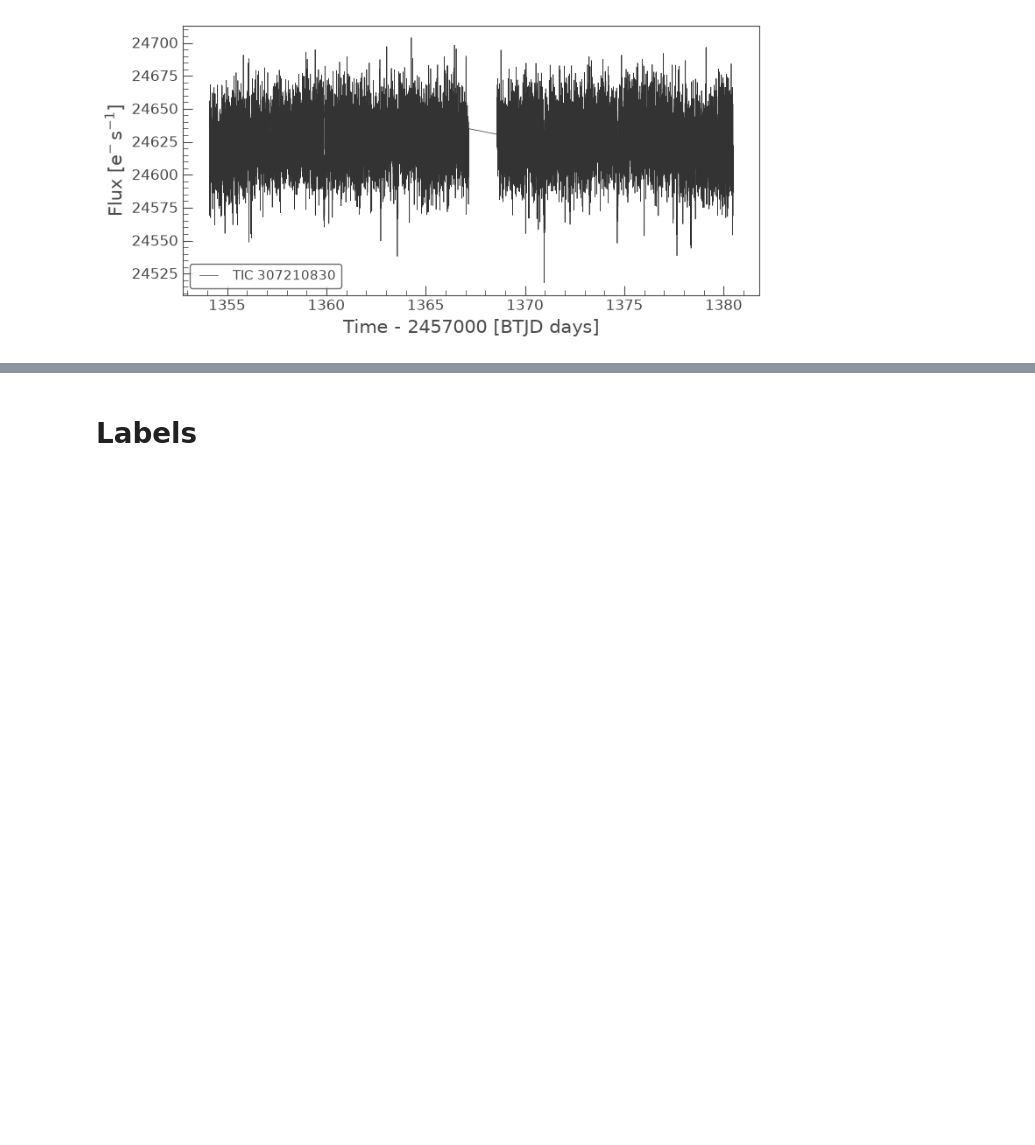
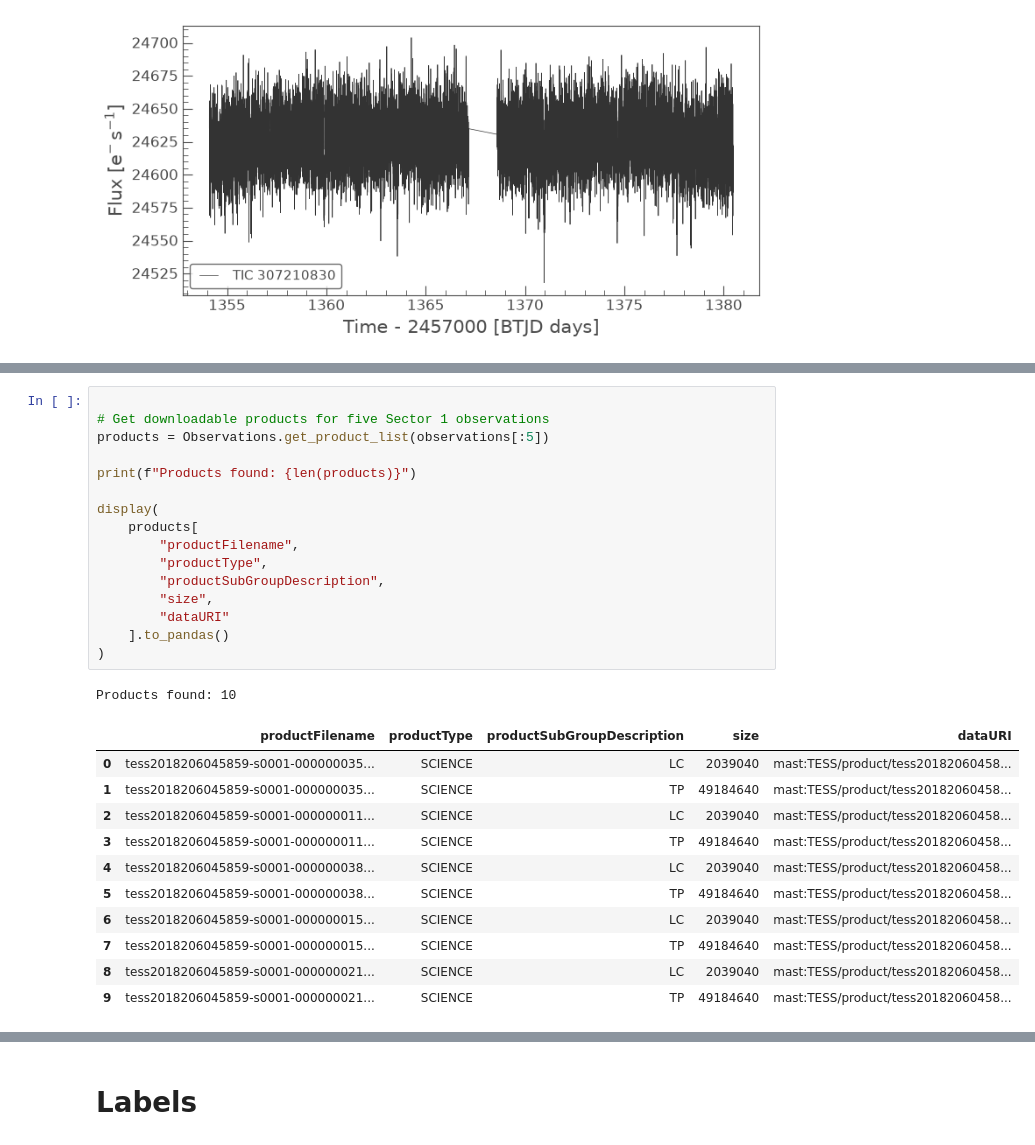
Before and after one commit to MarkJamesDunbar/astro-data-lab, a Jupyter notebook: notebooks/01_search_and_download.ipynb, the cells around one changed output, grey strips where cells are left out. Cells and saved outputs as stored; diff of their text form; blank space fills up the shorter version.

```diff
--- a/notebooks/01_search_and_download.ipynb
+++ b/notebooks/01_search_and_download.ipynb
@@ -105,0 +116,29 @@ display(observations[:5].to_pandas())
+# %%
+
+# Get downloadable products for five Sector 1 observations
+products = Observations.get_product_list(observations[:5])
+
+print(f"Products found: {len(products)}")
+
+display(
+    products[
+        "productFilename",
+        "productType",
+        "productSubGroupDescription",
+        "size",
+        "dataURI"
+    ].to_pandas()
+)
+# %% [output]
+Products found: 10
+|  | productFilename | productType | productSubGroupDescription | size | dataURI |
+| 0 | tess2018206045859-s0001-000000035... | SCIENCE | LC | 2039040 | mast:TESS/product/tess20182060458... |
+| 1 | tess2018206045859-s0001-000000035... | SCIENCE | TP | 49184640 | mast:TESS/product/tess20182060458... |
+| 2 | tess2018206045859-s0001-000000011... | SCIENCE | LC | 2039040 | mast:TESS/product/tess20182060458... |
+| 3 | tess2018206045859-s0001-000000011... | SCIENCE | TP | 49184640 | mast:TESS/product/tess20182060458... |
+| 4 | tess2018206045859-s0001-000000038... | SCIENCE | LC | 2039040 | mast:TESS/product/tess20182060458... |
+| 5 | tess2018206045859-s0001-000000038... | SCIENCE | TP | 49184640 | mast:TESS/product/tess20182060458... |
+| 6 | tess2018206045859-s0001-000000015... | SCIENCE | LC | 2039040 | mast:TESS/product/tess20182060458... |
+| 7 | tess2018206045859-s0001-000000015... | SCIENCE | TP | 49184640 | mast:TESS/product/tess20182060458... |
+| 8 | tess2018206045859-s0001-000000021... | SCIENCE | LC | 2039040 | mast:TESS/product/tess20182060458... |
+| 9 | tess2018206045859-s0001-000000021... | SCIENCE | TP | 49184640 | mast:TESS/product/tess20182060458... |
```
Also changed, not shown: parts of 4 cells of this notebook, 3 other files.
